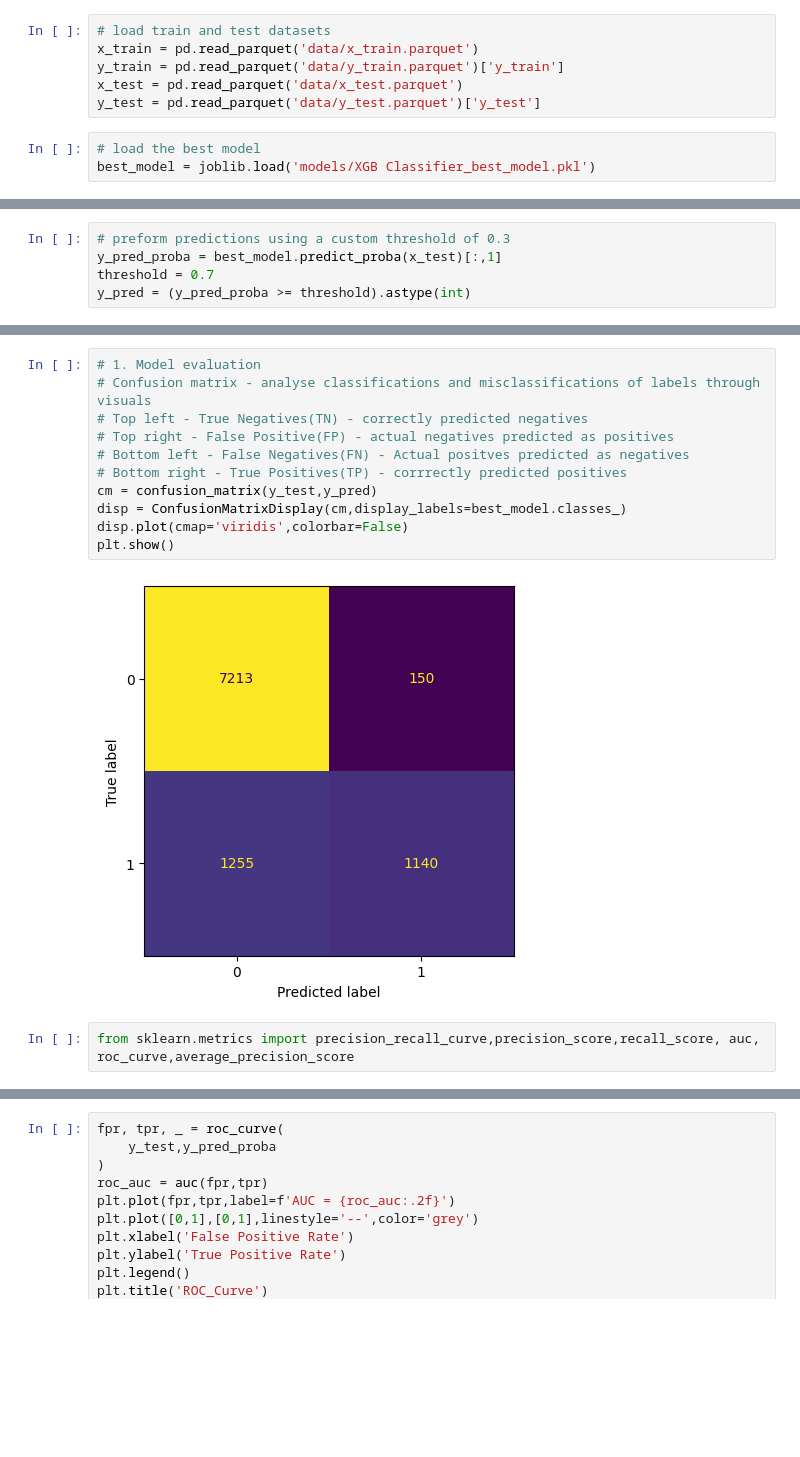
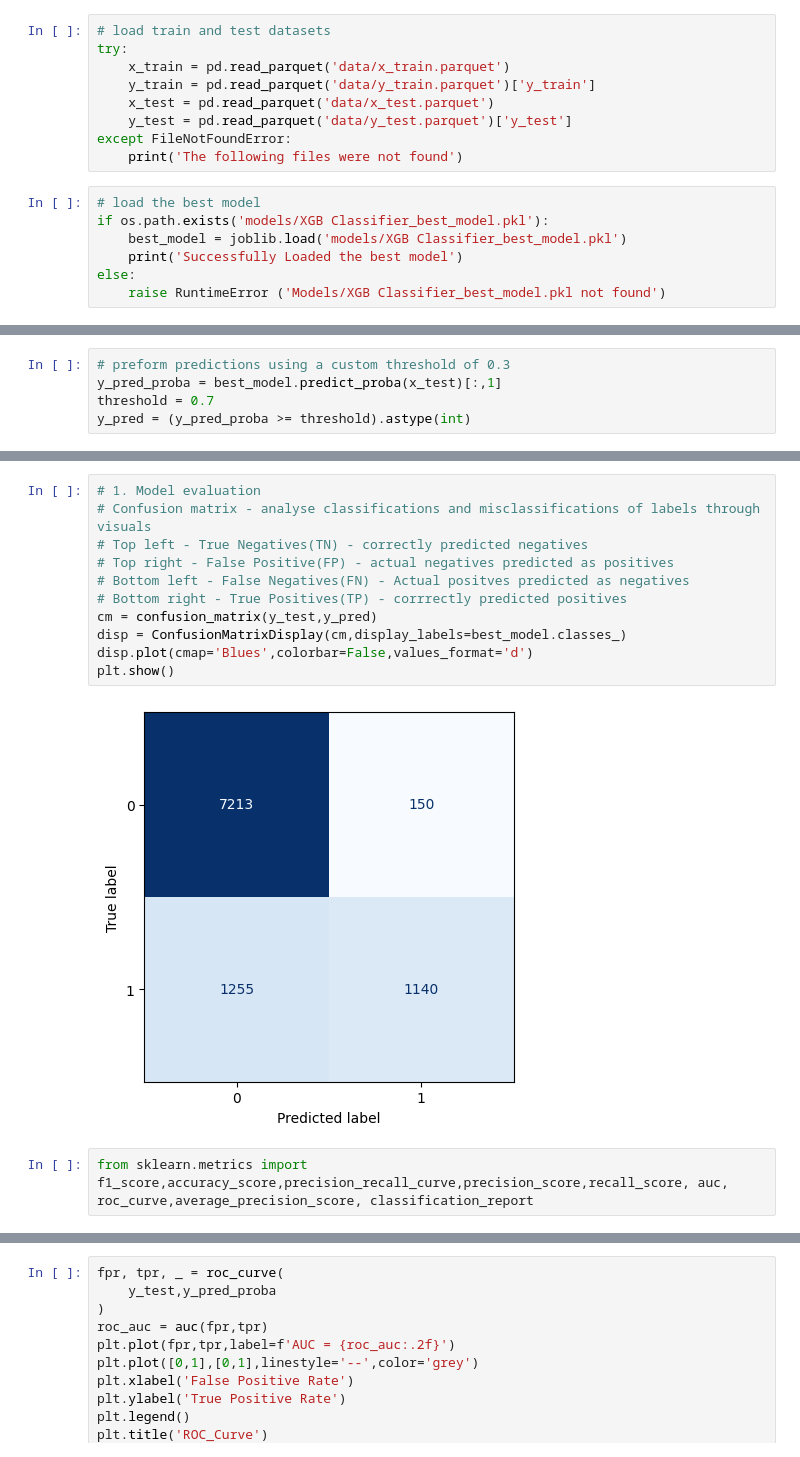
Before and after one commit to Maxwell-Selassie/Adult-Salary, a Jupyter notebook: BestModel_Evaluation.ipynb, the cells around one changed output, grey strips where cells are left out. Saved outputs shown, nothing was run; the diff lists cells and outputs as text; blank space fills up the shorter version.

Commit message:
Adult Salary Prediction Model

```diff
--- a/BestModel_Evaluation.ipynb
+++ b/BestModel_Evaluation.ipynb
@@ -10,9 +11,16 @@ import joblib
 # %%
 # load train and test datasets
-x_train = pd.read_parquet('data/x_train.parquet')
-y_train = pd.read_parquet('data/y_train.parquet')['y_train']
-x_test = pd.read_parquet('data/x_test.parquet')
-y_test = pd.read_parquet('data/y_test.parquet')['y_test']
+try:
+    x_train = pd.read_parquet('data/x_train.parquet')
+    y_train = pd.read_parquet('data/y_train.parquet')['y_train']
+    x_test = pd.read_parquet('data/x_test.parquet')
+    y_test = pd.read_parquet('data/y_test.parquet')['y_test']
+except FileNotFoundError:
+    print('The following files were not found')
 # %%
 # load the best model
-best_model = joblib.load('models/XGB Classifier_best_model.pkl')
+if os.path.exists('models/XGB Classifier_best_model.pkl'):
+    best_model = joblib.load('models/XGB Classifier_best_model.pkl')
+    print('Successfully Loaded the best model')
+else:
+    raise RuntimeError ('Models/XGB Classifier_best_model.pkl not found')
@@ -40,15 +52,15 @@ Standard deviation :  0.0054956693327632665
 # %%
 # 1. Model evaluation
 # Confusion matrix - analyse classifications and misclassifications of labels through visuals
 # Top left - True Negatives(TN) - correctly predicted negatives
 # Top right - False Positive(FP) - actual negatives predicted as positives
 # Bottom left - False Negatives(FN) - Actual positves predicted as negatives
 # Bottom right - True Positives(TP) - corrrectly predicted positives
 cm = confusion_matrix(y_test,y_pred)
 disp = ConfusionMatrixDisplay(cm,display_labels=best_model.classes_)
-disp.plot(cmap='viridis',colorbar=False)
+disp.plot(cmap='Blues',colorbar=False,values_format='d')
 plt.show()
 # %% [output]
-[figure, old version]
+[figure, new version]
 # %%
-from sklearn.metrics import precision_recall_curve,precision_score,recall_score, auc, roc_curve,average_precision_score
+from sklearn.metrics import f1_score,accuracy_score,precision_recall_curve,precision_score,recall_score, auc, roc_curve,average_precision_score, classification_report
```
Also changed, not shown: parts of 7 cells of this notebook.
